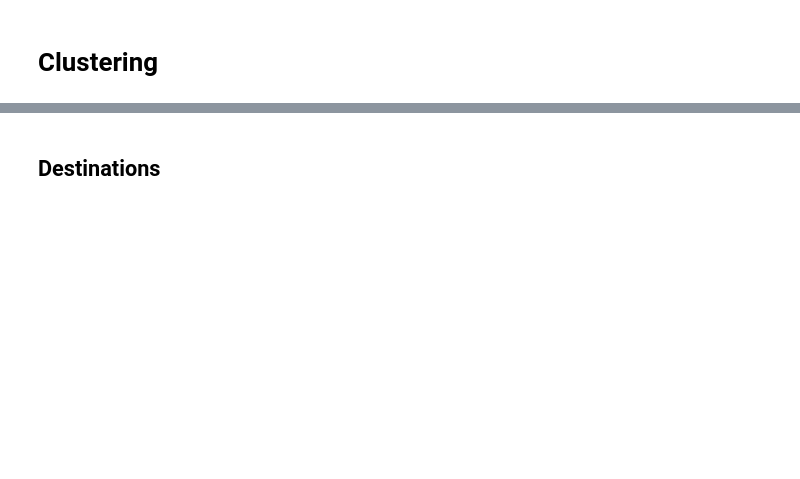
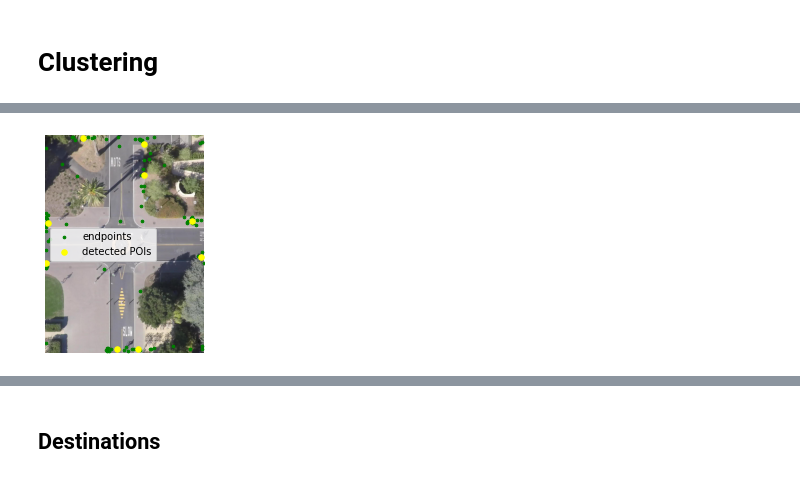
Before and after one commit to gitBram/vru_path_prediction, a Jupyter notebook: destination_prediction.ipynb, the cells around one changed output, grey strips where cells are left out. Drawn from its saved outputs; the diff is of its cells as text; code cells hidden in the pictures; blank space fills up the shorter version.

```diff
--- a/destination_prediction.ipynb
+++ b/destination_prediction.ipynb
@@ -116,0 +178,7 @@ def plot_clustered_elements(d, n_clusters):
+# %%
+fig, ax = plt.subplots()
+scene_data2.plot_on_image([d2, cluster_centers],colors = ["green", "yellow"], ax=ax,
+hide_axes=True, ms=[7,30], labels=["endpoints", "detected POIs"], save_path="data/images/meanshift.png")
+ax.grid(False)
+# %% [output]
+[figure, added]
```
Also changed, not shown: parts of 16 cells of this notebook, 8 other files.
